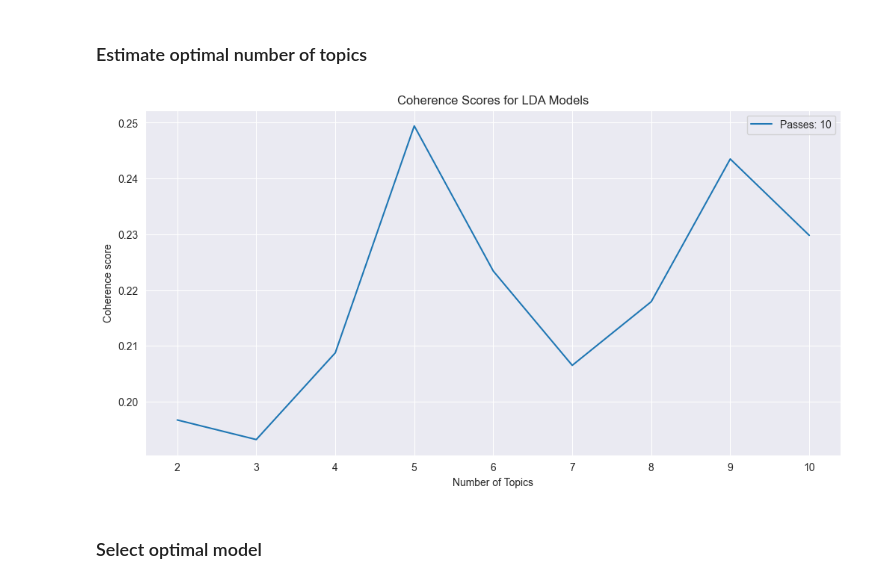
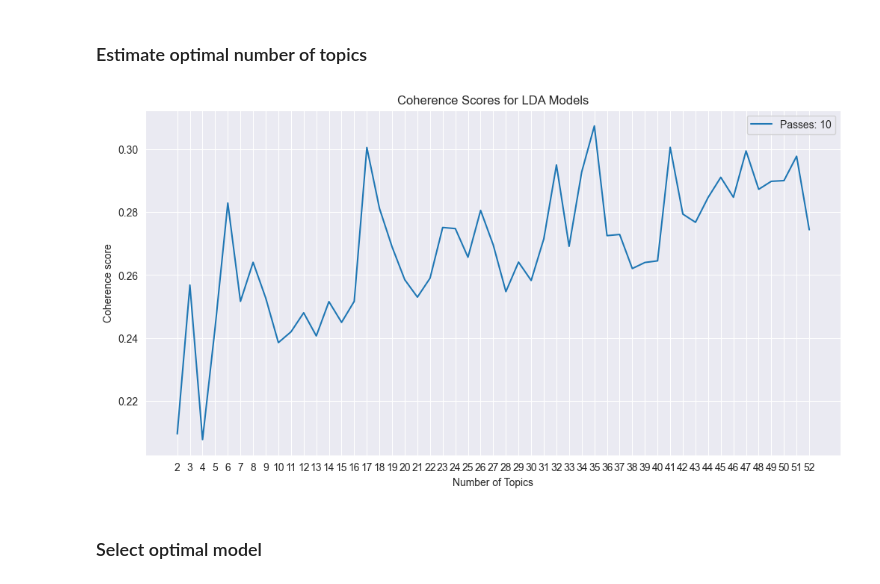
Before and after one commit to henriklarsen28/ArgumentMiningNOUs, a Jupyter notebook: src/notebooks/LDA_analysis.ipynb, the cells around one changed output. Drawn from its saved outputs; the diff is of its cells as text; code cells hidden in the pictures.

```diff
--- a/src/notebooks/LDA_analysis.ipynb
+++ b/src/notebooks/LDA_analysis.ipynb
@@ -13,12 +13,12 @@ lda = LDA(data=texts, no_below=5, no_above=0.5, language='/Users/nicolaisivesind
 # %% [markdown]
 ### Estimate optimal number of topics
 # %%
-coherence_values, model_list, topic_range, passes = lda.calculate_lda_model_coherences(topic_interval=(2, 10), passes=10)
+coherence_values, model_list, topic_range, passes = lda.calculate_lda_model_coherences(topic_interval=(2, 52), passes=10)
 
 plot_coherence_scores(topic_range=topic_range, coherence_values=coherence_values, passes=passes)
 #plot_coherence_scores(topic_range=topic_range, coherence_values=coherence_values, passes=passes, savefig='../../plots/LDA_coherence-Large')
 # %% [output]
-[figure, old version]
+[figure, new version]
 # %% [markdown]
 ### Select optimal model
 # %%
```
Also changed, not shown: parts of 4 cells of this notebook, 2 other files.
